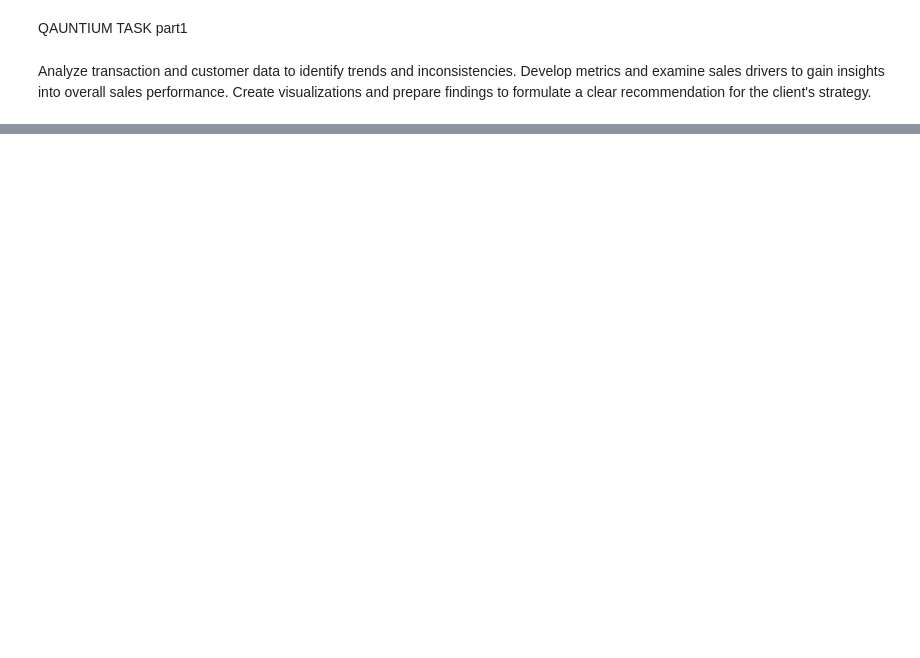
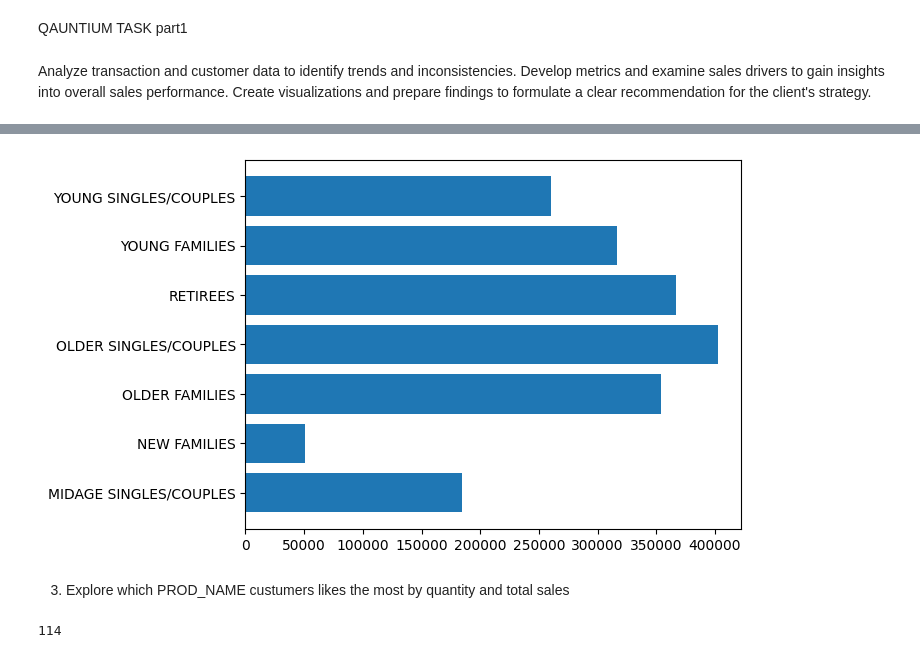
Before and after one commit to dens22us/SQL, a Jupyter notebook: Quantium, work day simulation p1.ipynb, the cells around one changed output, grey strips where cells are left out. Saved outputs shown, nothing was run; the diff lists cells and outputs as text; code cells hidden in the pictures; blank space fills up the shorter version.

```diff
--- a/Quantium, work day simulation p1.ipynb
+++ b/Quantium, work day simulation p1.ipynb
@@ -11,0 +143,2 @@ import seaborn as sns
+# %%
+a=df.groupby(['LIFESTAGE'],as_index = False).sum('TOT_SALES')
@@ -11,0 +154,5 @@ import seaborn as sns
+# %%
+plt.barh(a["LIFESTAGE"], a["TOT_SALES"])
+plt.show()
+# %% [output]
+[figure, added]
@@ -11,0 +161,6 @@ import seaborn as sns
+# %% [markdown]
+3) Explore which PROD_NAME custumers likes the most by quantity and total sales
+# %%
+df['PROD_NAME'].nunique()
+# %% [output]
+114
```
Also changed, not shown: parts of 76 cells of this notebook.
